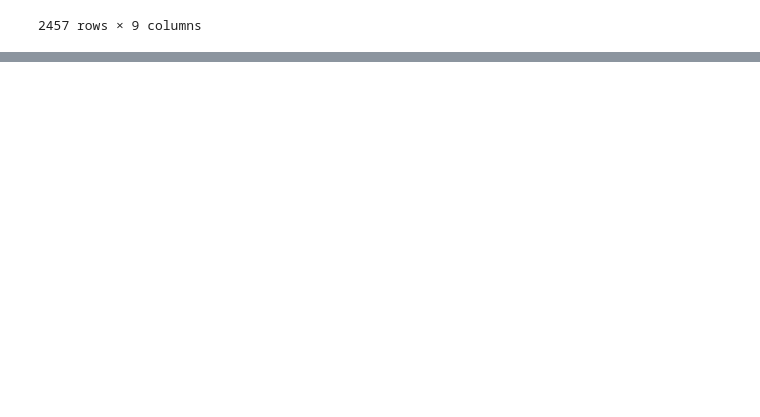
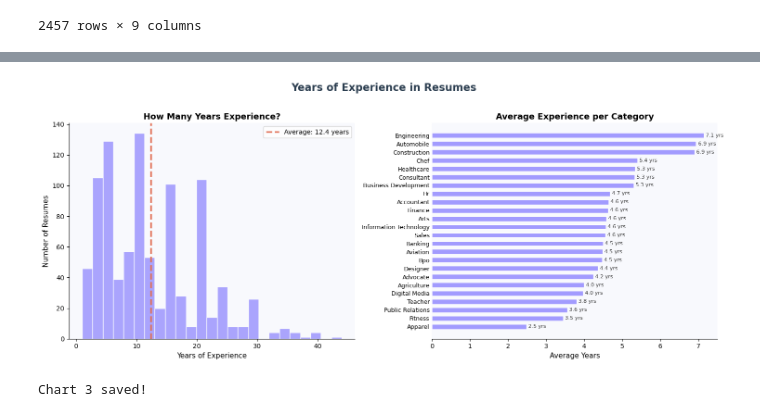
Before and after one commit to bhaktijagtap2406/Automated-Resume-System, a Jupyter notebook: notebooks/resume_screeing.ipynb, the cells around one changed output, grey strips where cells are left out. Saved outputs shown, nothing was run; the diff lists cells and outputs as text; code cells hidden in the pictures; blank space fills up the shorter version.

```diff
--- a/notebooks/resume_screeing.ipynb
+++ b/notebooks/resume_screeing.ipynb
@@ -573,0 +733,67 @@ NEXT STEP: Use resumes_final.csv
+# %%
+fig, axes = plt.subplots(1, 2, figsize=(15, 6))
+fig.suptitle('Years of Experience in Resumes',
+             fontsize=16, fontweight='bold',
+             color='#2c3e50', y=1.02)
+
+# ── Left: Histogram ───────────────────────────────────────
+exp_data = df[df['Years_Exp'] > 0]['Years_Exp']
+axes[0].hist(exp_data,
+             bins=25,
+             color='#a29bfe',
+             edgecolor='white',
+             alpha=0.9)
+axes[0].axvline(exp_data.mean(),
+                color='#e17055',
+                linewidth=2.5,
+                linestyle='--',
+                label=f"Average: "
+                      f"{exp_data.mean():.1f} years")
+axes[0].set_title('How Many Years Experience?',
+                  fontsize=13, fontweight='bold')
+axes[0].set_xlabel('Years of Experience',
+                   fontsize=11)
+axes[0].set_ylabel('Number of Resumes',
+                   fontsize=11)
+axes[0].legend(fontsize=10)
+axes[0].set_facecolor('#f8f9fd')
+axes[0].spines['top'].set_visible(False)
+axes[0].spines['right'].set_visible(False)
+
+# ── Right: Avg experience per category ────────────────────
+avg_exp = df.groupby('Cat_Clean')['Years_Exp'
+    ].mean().sort_values(ascending=True)
+
+colors3 = ['#a29bfe'] * len(avg_exp)
+axes[1].barh(avg_exp.index,
+             avg_exp.values,
+             color=colors3,
+             edgecolor='white',
+             height=0.6)
+
+for i, val in enumerate(avg_exp.values):
+    axes[1].text(val + 0.05, i,
+                 f'{val:.1f} yrs',
+                 va='center', fontsize=8,
+                 color='#333333')
+
+axes[1].set_title('Average Experience per Category',
+                  fontsize=13, fontweight='bold')
+axes[1].set_xlabel('Average Years',
+                   fontsize=11)
+axes[1].set_facecolor('#f8f9fd')
+axes[1].spines['top'].set_visible(False)
+axes[1].spines['right'].set_visible(False)
+axes[1].spines['left'].set_visible(False)
+axes[1].tick_params(axis='y', length=0,
+                    labelsize=9)
+
+plt.tight_layout()
+plt.savefig('../notebooks/viz_03_experience.png',
+            dpi=150, bbox_inches='tight',
+            facecolor='white')
+plt.show()
+print("Chart 3 saved!")
+# %% [output]
+[figure, added]
+Chart 3 saved!
```
Also changed, not shown: parts of 29 cells of this notebook, 8 other files.
